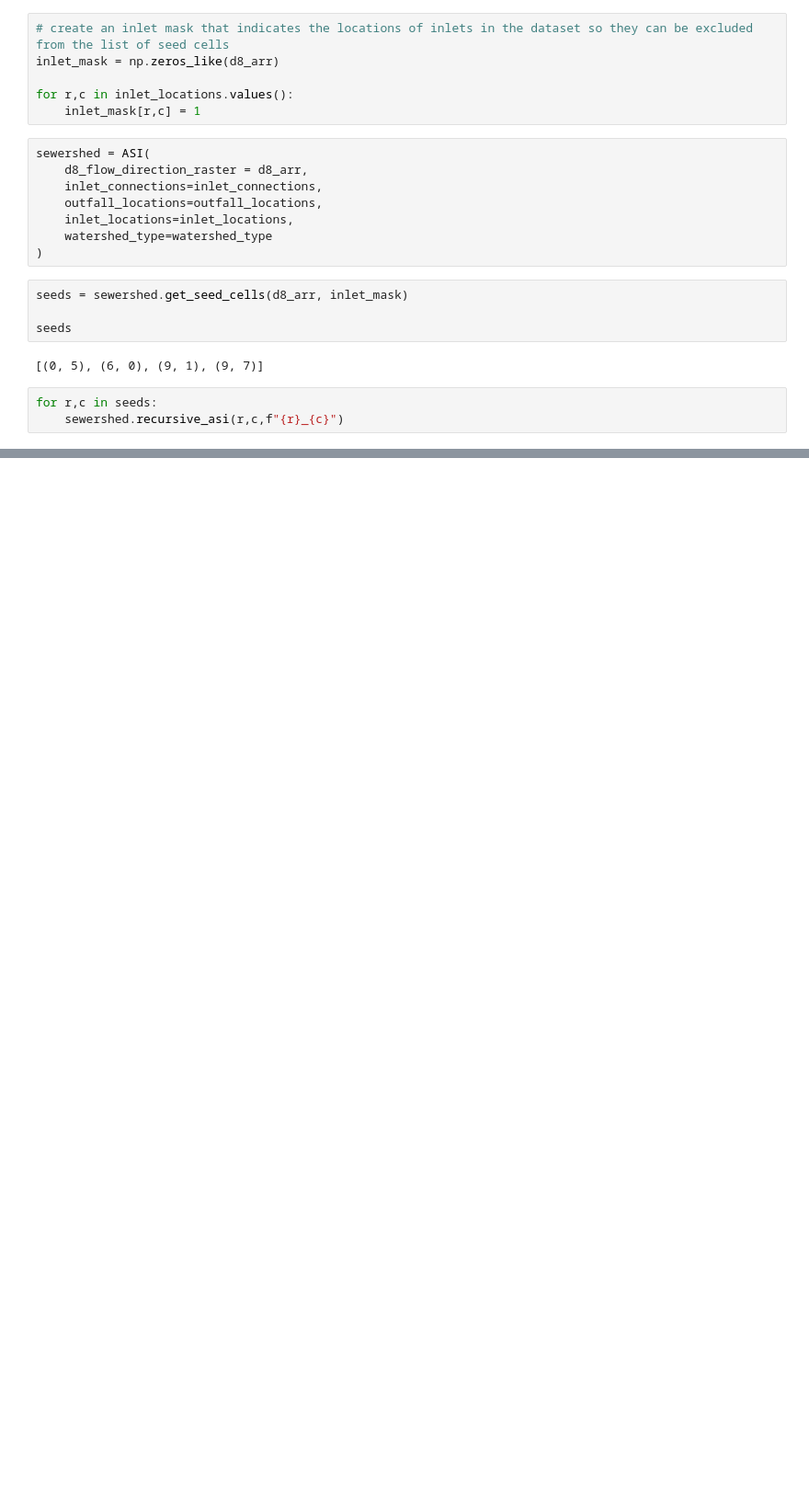
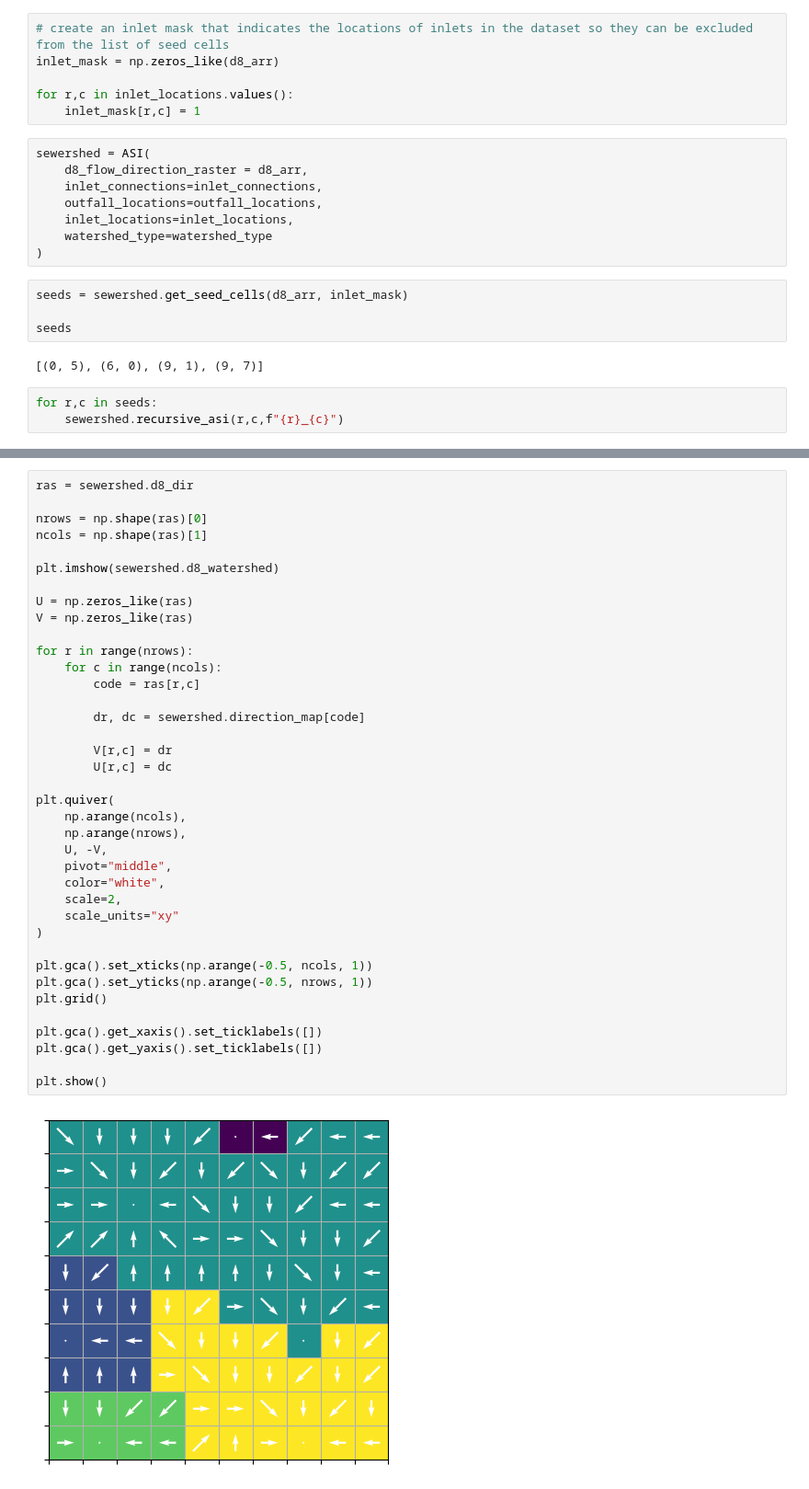
Before and after one commit to ga-holmes/nwtrace, a Jupyter notebook: asi_test.ipynb, the cells around one changed output, grey strips where cells are left out. Shown: that part at 92% size. Saved outputs shown, nothing was run; the diff lists cells and outputs as text; blank space fills up the shorter version.

```diff
--- a/asi_test.ipynb
+++ b/asi_test.ipynb
@@ -80,3 +86,43 @@ def display_raster(ras, cmap="viridis"):
     plt.colorbar()
 
     plt.show()
+# %%
+ras = sewershed.d8_dir
+
+nrows = np.shape(ras)[0]
+ncols = np.shape(ras)[1]
+
+plt.imshow(sewershed.d8_watershed)
+
+U = np.zeros_like(ras)
+V = np.zeros_like(ras)
+
+for r in range(nrows):
+    for c in range(ncols):
+        code = ras[r,c]
+
+        dr, dc = sewershed.direction_map[code]
+
+        V[r,c] = dr
+        U[r,c] = dc
+
+plt.quiver(
+    np.arange(ncols),
+    np.arange(nrows),
+    U, -V,
+    pivot="middle",
+    color="white",
+    scale=2,
+    scale_units="xy"
+)
+
+plt.gca().set_xticks(np.arange(-0.5, ncols, 1))
+plt.gca().set_yticks(np.arange(-0.5, nrows, 1))
+plt.grid()
+
+plt.gca().get_xaxis().set_ticklabels([])
+plt.gca().get_yaxis().set_ticklabels([])
+
+plt.show()
+# %% [output]
+[figure, added]
```
Also changed, not shown: parts of 6 cells of this notebook, 2 other files.
